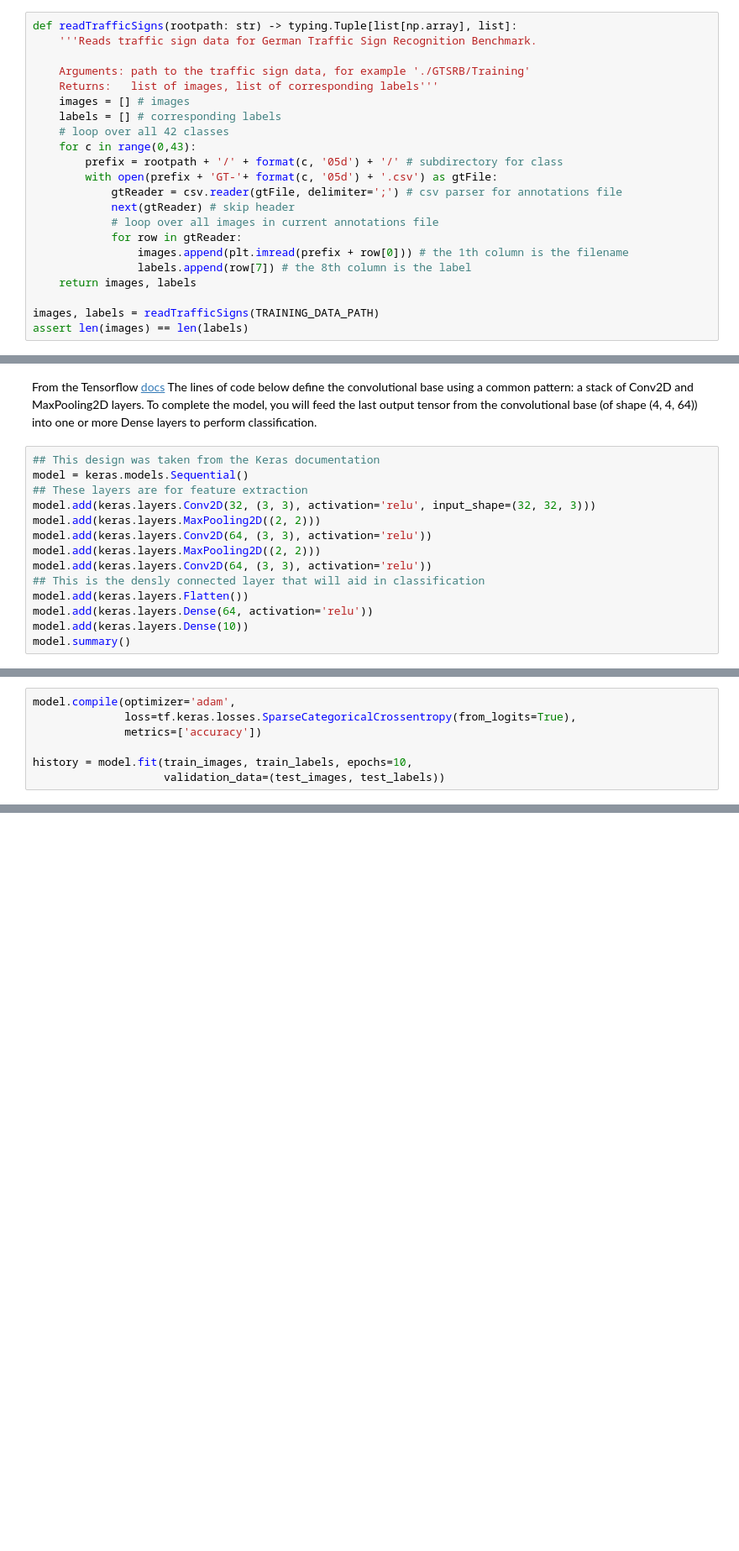
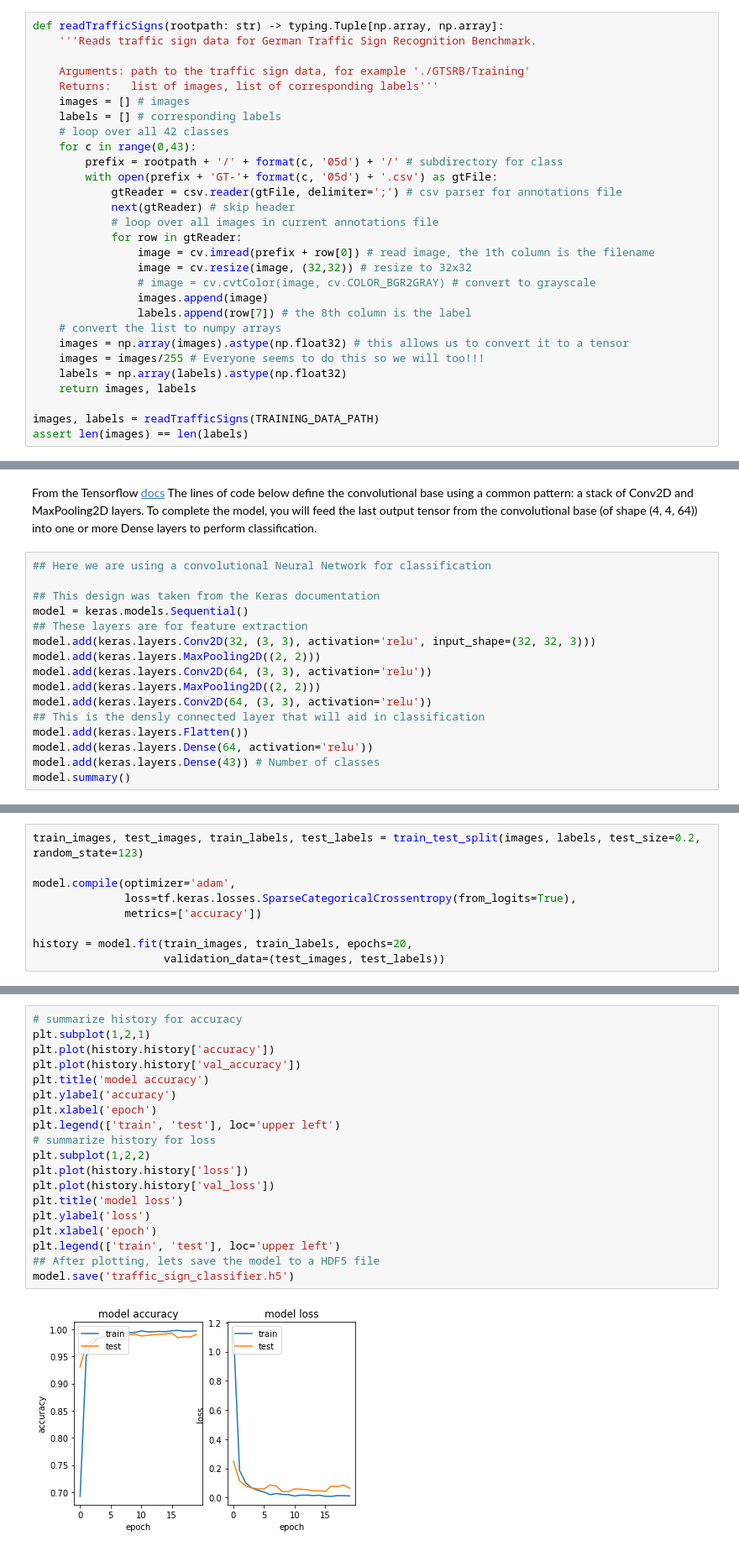
Before and after one commit to derekjohnsonva/GTSRB_ML_Exploration, a Jupyter notebook: exploration.ipynb, the cells around one changed output, grey strips where cells are left out. Shown at 84% size. Saved outputs shown, nothing was run; the diff lists cells and outputs as text; blank space fills up the shorter version.

```diff
--- a/exploration.ipynb
+++ b/exploration.ipynb
@@ -32,7 +36,7 @@ import matplotlib.pyplot as plt
 DATA_DIR = "GTSRB"
 TRAINING_DATA_PATH = os.path.join(DATA_DIR, "Final_Training/Images")
 # %%
-def readTrafficSigns(rootpath: str) -> typing.Tuple[list[np.array], list]:
+def readTrafficSigns(rootpath: str) -> typing.Tuple[np.array, np.array]:
     '''Reads traffic sign data for German Traffic Sign Recognition Benchmark.
 
     Arguments: path to the traffic sign data, for example './GTSRB/Training'
@@ -47,8 +51,15 @@ def readTrafficSigns(rootpath: str) -> typing.Tuple[list[np.array], list]:
             next(gtReader) # skip header
             # loop over all images in current annotations file
             for row in gtReader:
-                images.append(plt.imread(prefix + row[0])) # the 1th column is the filename
+                image = cv.imread(prefix + row[0]) # read image, the 1th column is the filename
+                image = cv.resize(image, (32,32)) # resize to 32x32
+                # image = cv.cvtColor(image, cv.COLOR_BGR2GRAY) # convert to grayscale
+                images.append(image)
                 labels.append(row[7]) # the 8th column is the label
+    # convert the list to numpy arrays
+    images = np.array(images).astype(np.float32) # this allows us to convert it to a tensor
+    images = images/255 # Everyone seems to do this so we will too!!!
+    labels = np.array(labels).astype(np.float32)
     return images, labels
 
 images, labels = readTrafficSigns(TRAINING_DATA_PATH)
@@ -119,6 +119,8 @@ From the Tensorflow [docs](https://www.tensorflow.org/tutorials/images/cnn)
 The lines of code below define the convolutional base using a common pattern:
 a stack of Conv2D and MaxPooling2D layers. To complete the model, you will feed the last output tensor from the convolutional base (of shape (4, 4, 64)) into one or more Dense layers to perform classification.
 # %%
+## Here we are using a convolutional Neural Network for classification
+
 ## This design was taken from the Keras documentation
 model = keras.models.Sequential()
 ## These layers are for feature extraction
@@ -130,6 +132,6 @@ model.add(keras.layers.Conv2D(64, (3, 3), activation='relu'))
 ## This is the densly connected layer that will aid in classification
 model.add(keras.layers.Flatten())
 model.add(keras.layers.Dense(64, activation='relu'))
-model.add(keras.layers.Dense(10))
+model.add(keras.layers.Dense(43)) # Number of classes
 model.summary()
 # %% [output]
@@ -158,8 +155,10 @@ To enable them in other operations, rebuild TensorFlow with the appropriate comp
 # %%
+train_images, test_images, train_labels, test_labels = train_test_split(images, labels, test_size=0.2, random_state=123)
+
 model.compile(optimizer='adam',
               loss=tf.keras.losses.SparseCategoricalCrossentropy(from_logits=True),
               metrics=['accuracy'])
 
-history = model.fit(train_images, train_labels, epochs=10,
+history = model.fit(train_images, train_labels, epochs=20,
                     validation_data=(test_images, test_labels))
 # %% [output]
@@ -166,0 +182,21 @@ ValueError: Failed to convert a NumPy array to a Tensor (Unsupported object type
+# %%
+# summarize history for accuracy
+plt.subplot(1,2,1)
+plt.plot(history.history['accuracy'])
+plt.plot(history.history['val_accuracy'])
+plt.title('model accuracy')
+plt.ylabel('accuracy')
+plt.xlabel('epoch')
+plt.legend(['train', 'test'], loc='upper left')
+# summarize history for loss
+plt.subplot(1,2,2)
+plt.plot(history.history['loss'])
+plt.plot(history.history['val_loss'])
+plt.title('model loss')
+plt.ylabel('loss')
+plt.xlabel('epoch')
+plt.legend(['train', 'test'], loc='upper left')
+## After plotting, lets save the model to a HDF5 file
+model.save('traffic_sign_classifier.h5')
+# %% [output]
+[figure, added]
```
Also changed, not shown: parts of 8 cells of this notebook, 2 other files.
